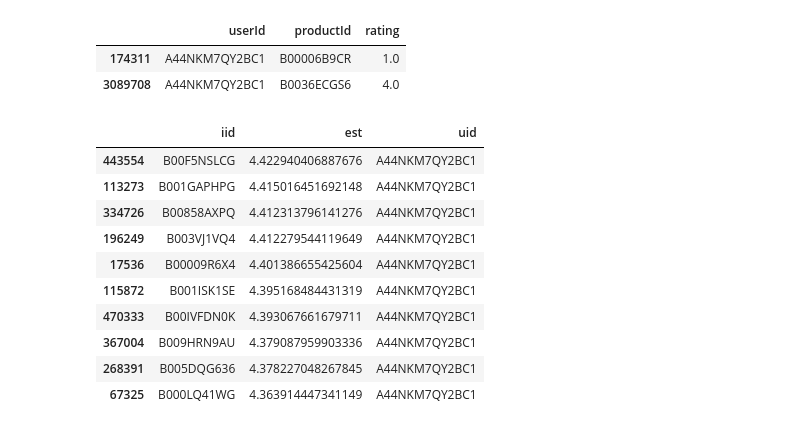
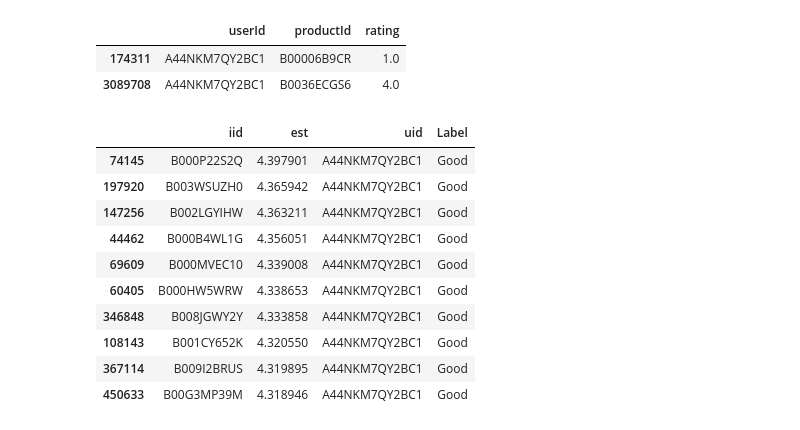
Before and after one commit to Faisal-Alageel/Recommendation-Engine, a Jupyter notebook: Recommendations.ipynb, the cells around one changed output. Drawn from its saved outputs; the diff is of its cells as text; code cells hidden in the pictures.

```diff
--- a/Recommendations.ipynb
+++ b/Recommendations.ipynb
@@ -417,6 +544,6 @@ After obtaining the best hyperparameters we have to fit the model on the entire
 # %%
 # Train the final model with the best parameters on the entire dataset
-svd_final = SVD(**best_params)
-svd_final.fit(data.build_full_trainset())
+svd_tuned = SVD(**best_params)
+svd_tuned.fit(trainset.build_full_trainset())
 # %% [output]
 <surprise.prediction_algorithms.matrix_factorization.SVD at 0x...>
@@ -443,10 +566,10 @@ the models Precision on the whole data is :0.7299129383498234, and the Recall is
 # %%
 # Compute predictions of the 'original' algorithm.
-predictions = svd_final.test(data.build_full_trainset().build_testset())
+predictions = svd_tuned.test(data.build_full_trainset().build_testset())
 
 # Dump algorithm and reload it.
 file_name = "dump_file"
-dump.dump(file_name, algo=svd_final)
+dump.dump(file_name, algo=svd_tuned)
 _, loaded_algo = dump.load(file_name)
 
 # We now ensure that the algo is still the same by checking the predictions.
@@ -465,7 +588,7 @@ df[df['userId']=='A44NKM7QY2BC1']
 | 3089708 | A44NKM7QY2BC1 | B0036ECGS6 | 4.0 |
 # %%
 
-def generate_recommendation(model, user_id, df, top_n):
+def generate_recommendation(model, user_id, df, top_n,threshold=3):
     """
     Generate recommendations for a user using a collaborative filtering model.
 
@@ -505,24 +628,28 @@ def generate_recommendation(model, user_id, df, top_n):
 
     # Add user_id column to the DataFrame
     predictions_df['uid'] = user_id
+    predictions_df['est'] = predictions_df['est'].astype(float)
 
-    return predictions_df
+    predictions_df.loc[predictions_df['est'] >= threshold, 'Label'] = 'Good'
+    predictions_df.loc[predictions_df['est'] < threshold, 'Label'] = 'Bad'
+
+    return predictions_df[predictions_df['Label']=='Good']
 # %%
 # define which user ID that we want to give recommendation
 userID = 'A44NKM7QY2BC1'
-# generate recommendation using the model that we have trained
-user_predictions = generate_recommendation(svd_final,userID,df,top_n=10)
+# generate recommendation using the model that we have trained, and return the good products to be recommended
+user_recommendations = generate_recommendation(svd_tuned,userID,df,top_n=50,threshold = threshold)
+
+user_recommendations.head(10)
+# %% [output]
+|  | iid | est | uid | Label |
+| 74145 | B000P22S2Q | 4.397901 | A44NKM7QY2BC1 | Good |
+| 197920 | B003WSUZH0 | 4.365942 | A44NKM7QY2BC1 | Good |
+| 147256 | B002LGYIHW | 4.363211 | A44NKM7QY2BC1 | Good |
+| 44462 | B000B4WL1G | 4.356051 | A44NKM7QY2BC1 | Good |
+| 69609 | B000MVEC10 | 4.339008 | A44NKM7QY2BC1 | Good |
+| 60405 | B000HW5WRW | 4.338653 | A44NKM7QY2BC1 | Good |
+| 346848 | B008JGWY2Y | 4.333858 | A44NKM7QY2BC1 | Good |
+| 108143 | B001CY652K | 4.320550 | A44NKM7QY2BC1 | Good |
+| 367114 | B009I2BRUS | 4.319895 | A44NKM7QY2BC1 | Good |
+| 450633 | B00G3MP39M | 4.318946 | A44NKM7QY2BC1 | Good |
-# %%
-user_predictions
-# %% [output]
-|  | iid | est | uid |
-| 443554 | B00F5NSLCG | 4.422940406887676 | A44NKM7QY2BC1 |
-| 113273 | B001GAPHPG | 4.415016451692148 | A44NKM7QY2BC1 |
-| 334726 | B00858AXPQ | 4.412313796141276 | A44NKM7QY2BC1 |
-| 196249 | B003VJ1VQ4 | 4.412279544119649 | A44NKM7QY2BC1 |
-| 17536 | B00009R6X4 | 4.401386655425604 | A44NKM7QY2BC1 |
-| 115872 | B001ISK1SE | 4.395168484431319 | A44NKM7QY2BC1 |
-| 470333 | B00IVFDN0K | 4.393067661679711 | A44NKM7QY2BC1 |
-| 367004 | B009HRN9AU | 4.379087959903336 | A44NKM7QY2BC1 |
-| 268391 | B005DQG636 | 4.378227048267845 | A44NKM7QY2BC1 |
-| 67325 | B000LQ41WG | 4.363914447341149 | A44NKM7QY2BC1 |
```
Also changed, not shown: parts of 45 cells of this notebook, 2 other files.
